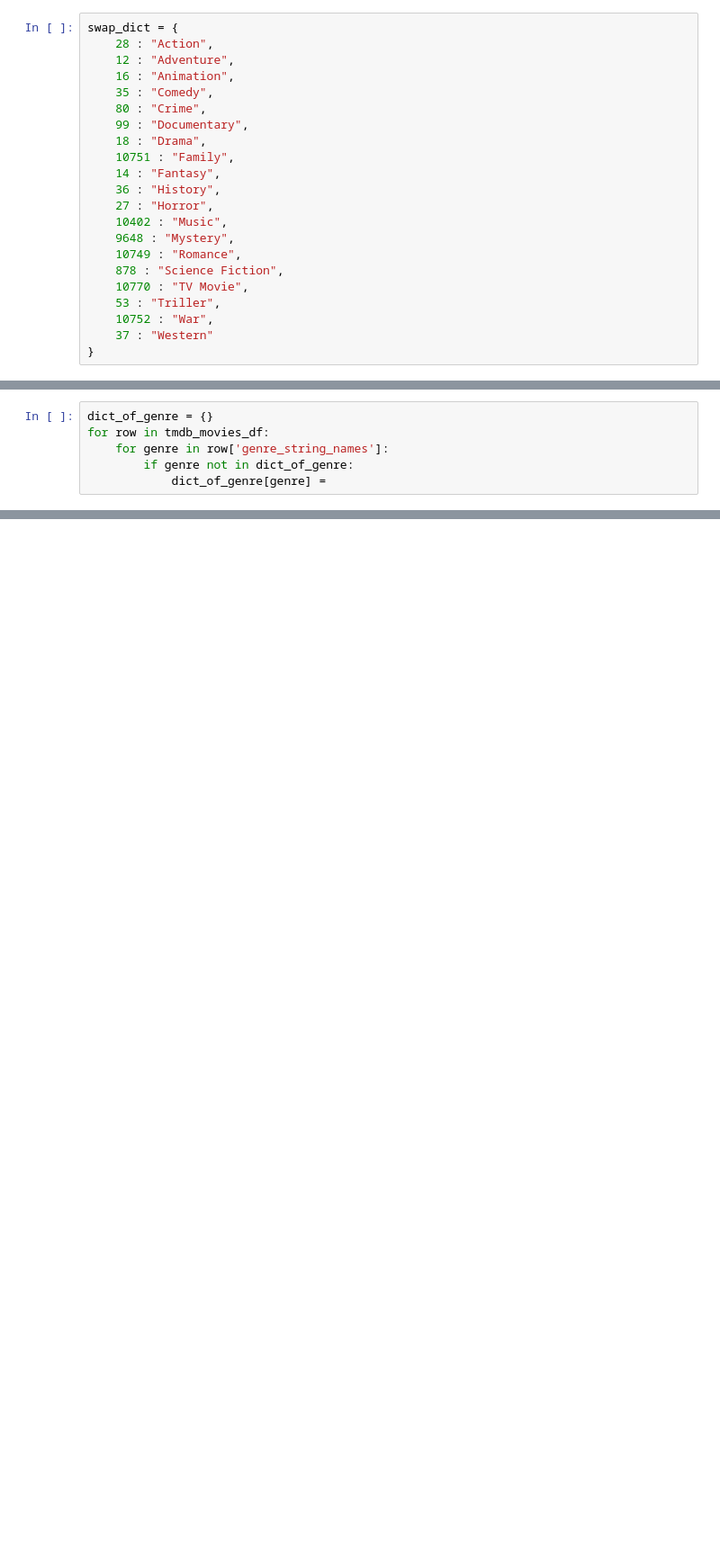
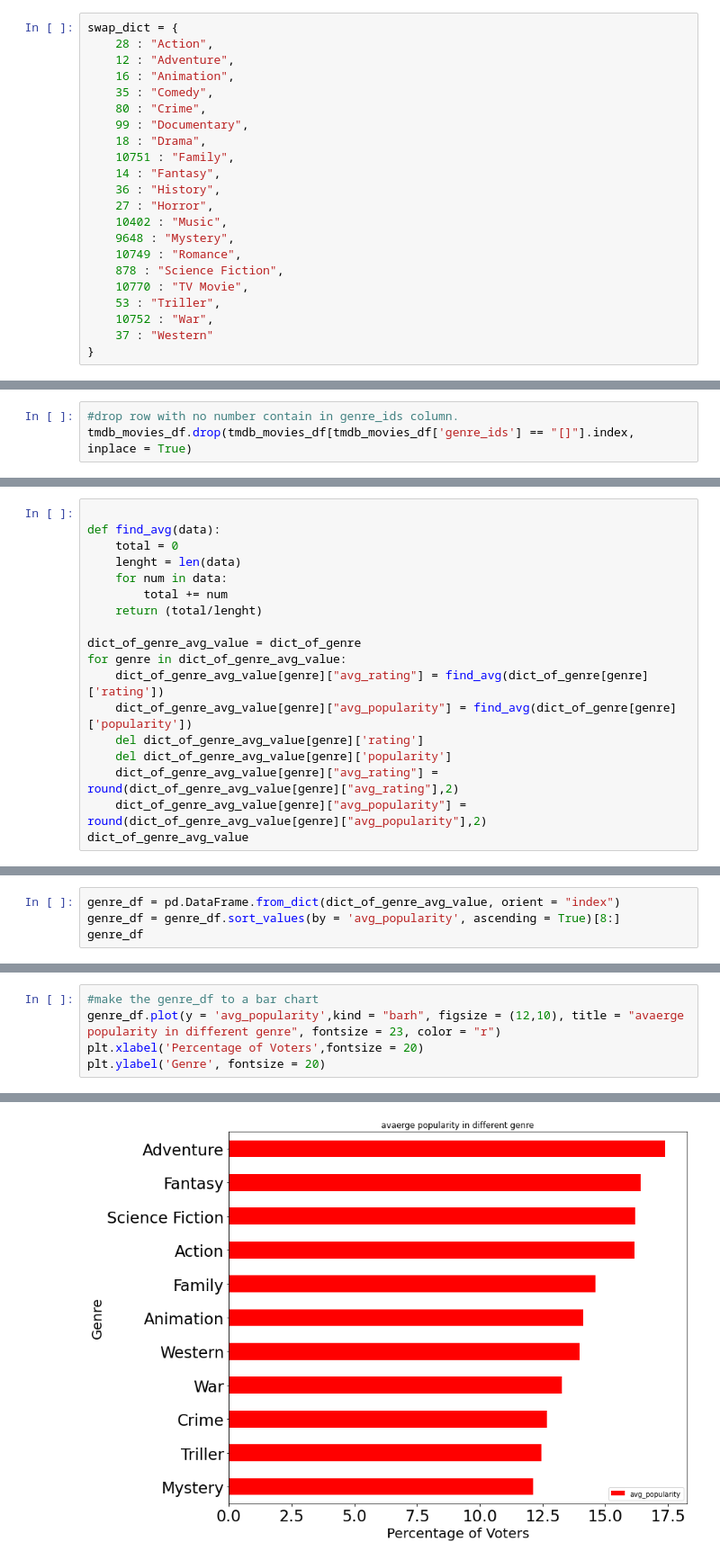
Before and after one commit to learn-co-curriculum/dsc-phase-1-project-v2-4, a Jupyter notebook: student.ipynb, the cells around one changed output, grey strips where cells are left out. Shown at 90% size. Drawn from its saved outputs; the diff is of its cells as text; blank space fills up the shorter version.

```diff
--- a/student.ipynb
+++ b/student.ipynb
@@ -269 +337,4 @@ swap_genre(tmdb_movies_df['genre_ids'][218])
+# %%
+#drop row with no number contain in genre_ids column.
+tmdb_movies_df.drop(tmdb_movies_df[tmdb_movies_df['genre_ids'] == "[]"].index, inplace = True)
 # %%
@@ -270,7 +342 @@ swap_genre(tmdb_movies_df['genre_ids'][218])
 tmdb_movies_df['genre_string_names'] = tmdb_movies_df['genre_ids'].map(lambda x: swap_genre(x))
-# %%
-dict_of_genre = {}
-for row in tmdb_movies_df:
-    for genre in row['genre_string_names']:
-        if genre not in dict_of_genre:
-            dict_of_genre[genre] =
@@ -276,0 +390,18 @@ for row in tmdb_movies_df:
+# %%
+
+def find_avg(data):
+    total = 0
+    lenght = len(data)
+    for num in data:
+        total += num
+    return (total/lenght)
+
+dict_of_genre_avg_value = dict_of_genre
+for genre in dict_of_genre_avg_value:
+    dict_of_genre_avg_value[genre]["avg_rating"] = find_avg(dict_of_genre[genre]['rating'])
+    dict_of_genre_avg_value[genre]["avg_popularity"] = find_avg(dict_of_genre[genre]['popularity'])
+    del dict_of_genre_avg_value[genre]['rating']
+    del dict_of_genre_avg_value[genre]['popularity']
+    dict_of_genre_avg_value[genre]["avg_rating"] = round(dict_of_genre_avg_value[genre]["avg_rating"],2)
+    dict_of_genre_avg_value[genre]["avg_popularity"] = round(dict_of_genre_avg_value[genre]["avg_popularity"],2)
+dict_of_genre_avg_value
@@ -276,0 +454,4 @@ for row in tmdb_movies_df:
+# %%
+genre_df = pd.DataFrame.from_dict(dict_of_genre_avg_value, orient = "index")
+genre_df = genre_df.sort_values(by = 'avg_popularity', ascending = True)[8:]
+genre_df
@@ -276,0 +473,6 @@ for row in tmdb_movies_df:
+# %%
+#make the genre_df to a bar chart
+genre_df.plot(y = 'avg_popularity',kind = "barh", figsize = (12,10), title = "avaerge popularity in different genre", fontsize = 23, color = "r")
+plt.xlabel('Percentage of Voters',fontsize = 20)
+plt.ylabel('Genre', fontsize = 20)
+# %% [output]
@@ -276,0 +480 @@ for row in tmdb_movies_df:
+[figure, added]
```
Also changed, not shown: parts of 89 cells of this notebook.
